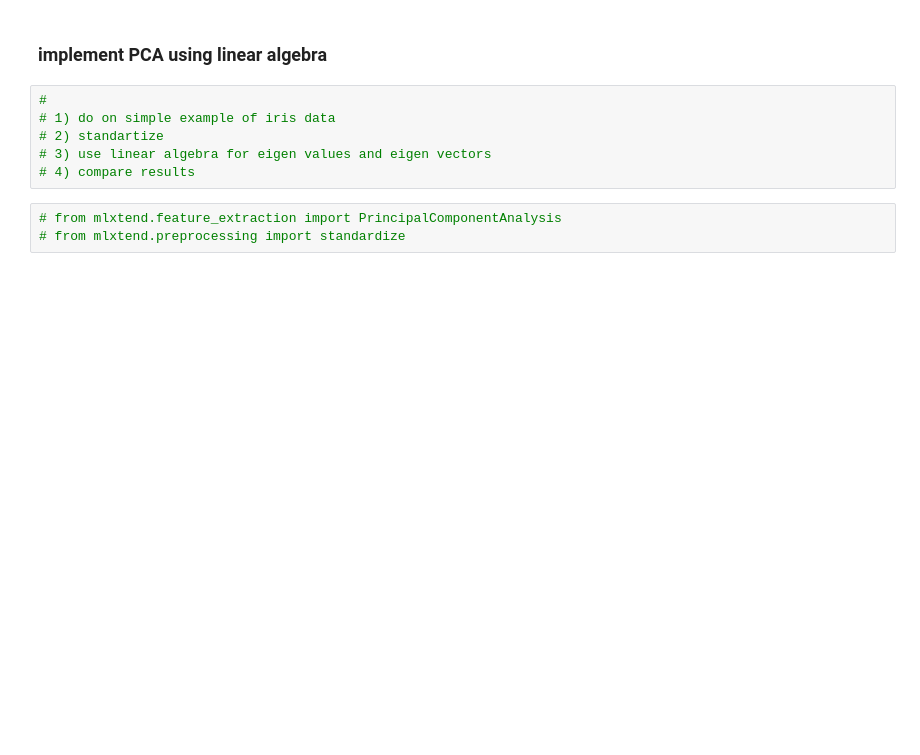
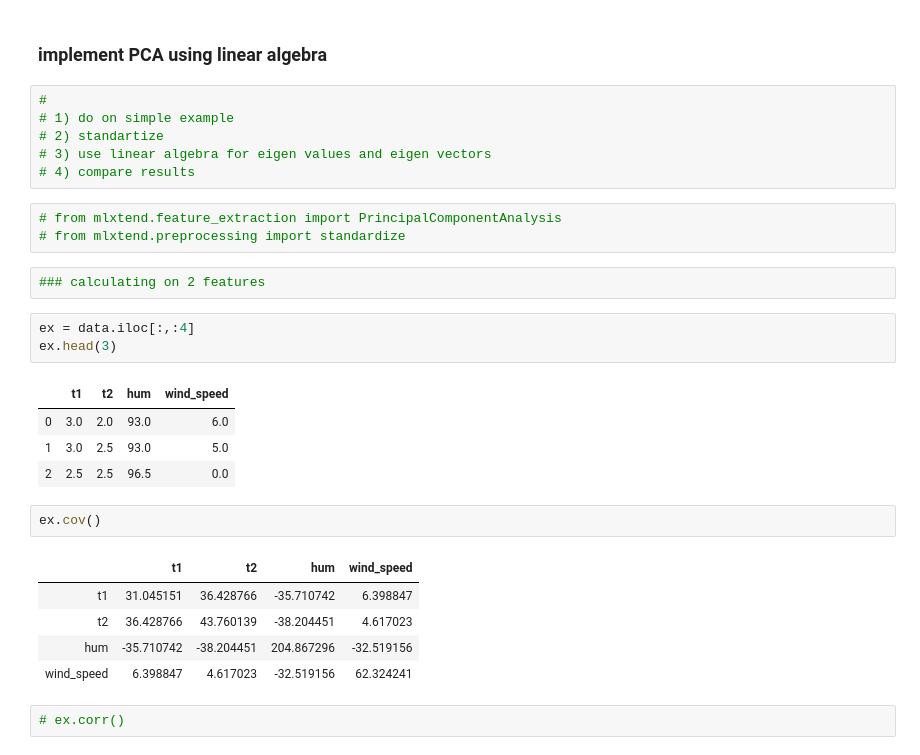
Before and after one commit to xs-abzal/Blogs_stat_examples, a Jupyter notebook: Correlation.ipynb, the cells around one changed output. Cells and saved outputs as stored; diff of their text form; blank space fills up the shorter version.

```diff
--- a/Correlation.ipynb
+++ b/Correlation.ipynb
@@ -102,10 +102,30 @@ plt.show()
 ### implement PCA using linear algebra
 # %%
 #
-# 1) do on simple example of iris data
+# 1) do on simple example
 # 2) standartize
 # 3) use linear algebra for eigen values and eigen vectors
 # 4) compare results
 # %%
 # from mlxtend.feature_extraction import PrincipalComponentAnalysis
 # from mlxtend.preprocessing import standardize
+# %%
+### calculating on 2 features
+# %%
+ex = data.iloc[:,:4]
+ex.head(3)
+# %% [output]
+|  | t1 | t2 | hum | wind_speed |
+| 0 | 3.0 | 2.0 | 93.0 | 6.0 |
+| 1 | 3.0 | 2.5 | 93.0 | 5.0 |
+| 2 | 2.5 | 2.5 | 96.5 | 0.0 |
+# %%
+ex.cov()
+# %% [output]
+|  | t1 | t2 | hum | wind_speed |
+| t1 | 31.045151 | 36.428766 | -35.710742 | 6.398847 |
+| t2 | 36.428766 | 43.760139 | -38.204451 | 4.617023 |
+| hum | -35.710742 | -38.204451 | 204.867296 | -32.519156 |
+| wind_speed | 6.398847 | 4.617023 | -32.519156 | 62.324241 |
+# %%
+# ex.corr()
```
Also changed, not shown: parts of 5 cells of this notebook.
